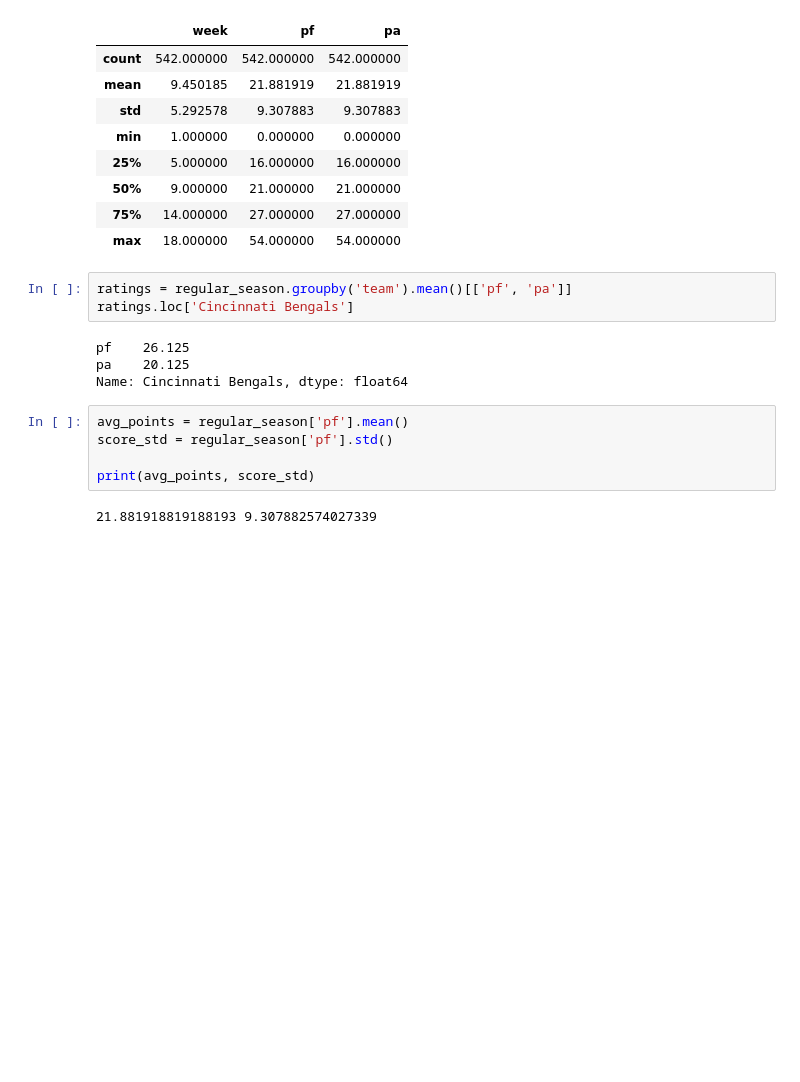
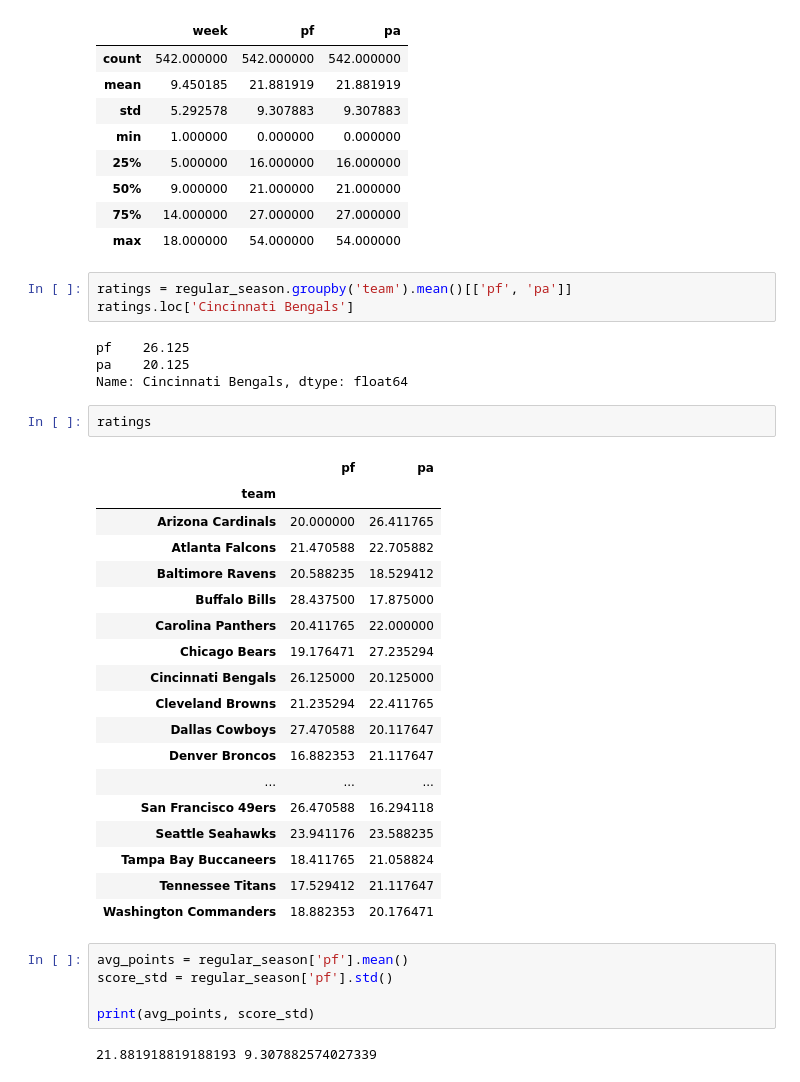
Before and after one commit to dpasse/monte, a Jupyter notebook: workspace/nfl/sim-game-basic.ipynb, the cells around one changed output. Saved outputs shown, nothing was run; the diff lists cells and outputs as text; blank space fills up the shorter version.

```diff
--- a/workspace/nfl/sim-game-basic.ipynb
+++ b/workspace/nfl/sim-game-basic.ipynb
@@ -73,6 +68,27 @@ ratings.loc['Cincinnati Bengals']
 pf    26.125
 pa    20.125
 Name: Cincinnati Bengals, dtype: float64
+# %%
+ratings
+# %% [output]
+|  | pf | pa |
+| team |  |  |
+| Arizona Cardinals | 20.000000 | 26.411765 |
+| Atlanta Falcons | 21.470588 | 22.705882 |
+| Baltimore Ravens | 20.588235 | 18.529412 |
+| Buffalo Bills | 28.437500 | 17.875000 |
+| Carolina Panthers | 20.411765 | 22.000000 |
+| Chicago Bears | 19.176471 | 27.235294 |
+| Cincinnati Bengals | 26.125000 | 20.125000 |
+| Cleveland Browns | 21.235294 | 22.411765 |
+| Dallas Cowboys | 27.470588 | 20.117647 |
+| Denver Broncos | 16.882353 | 21.117647 |
+| ... | ... | ... |
+| San Francisco 49ers | 26.470588 | 16.294118 |
+| Seattle Seahawks | 23.941176 | 23.588235 |
+| Tampa Bay Buccaneers | 18.411765 | 21.058824 |
+| Tennessee Titans | 17.529412 | 21.117647 |
+| Washington Commanders | 18.882353 | 20.176471 |
 # %%
 avg_points = regular_season['pf'].mean()
 score_std = regular_season['pf'].std()
```
Also changed, not shown: parts of 5 cells of this notebook.
